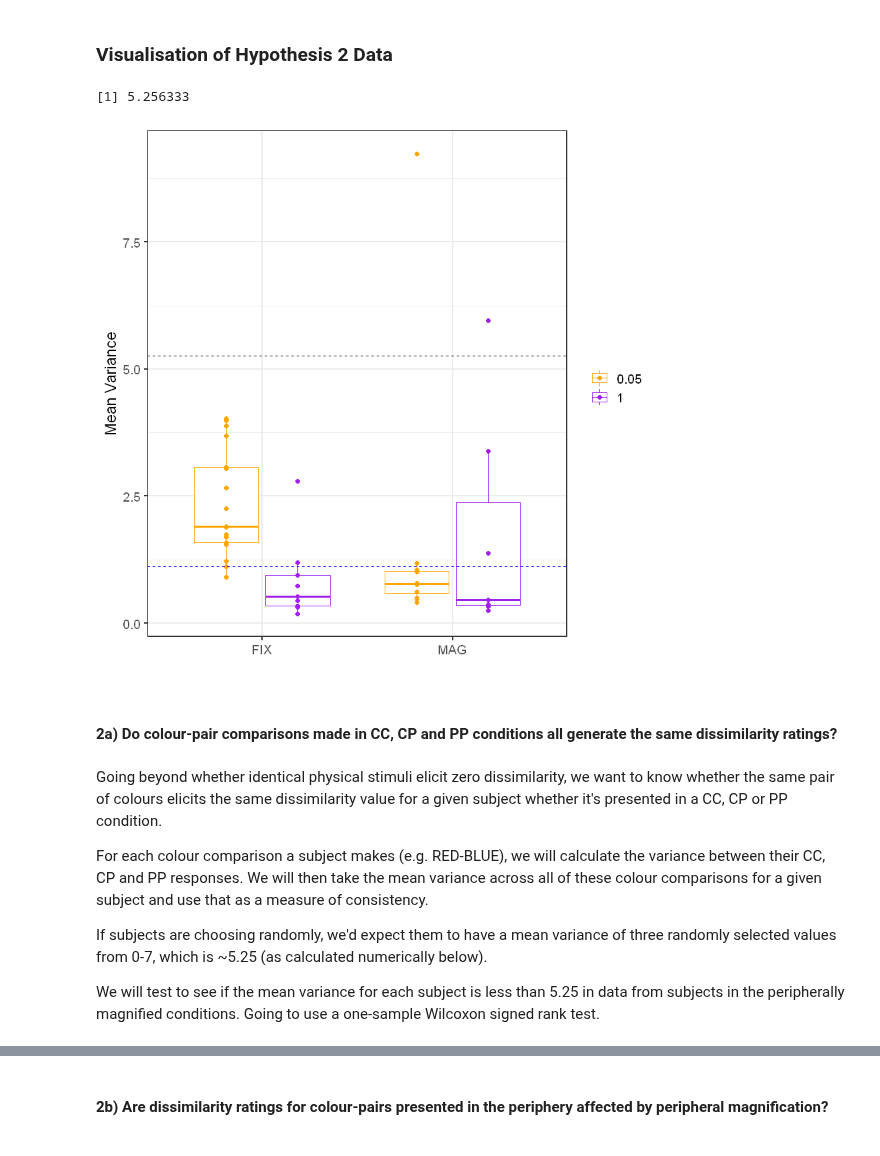
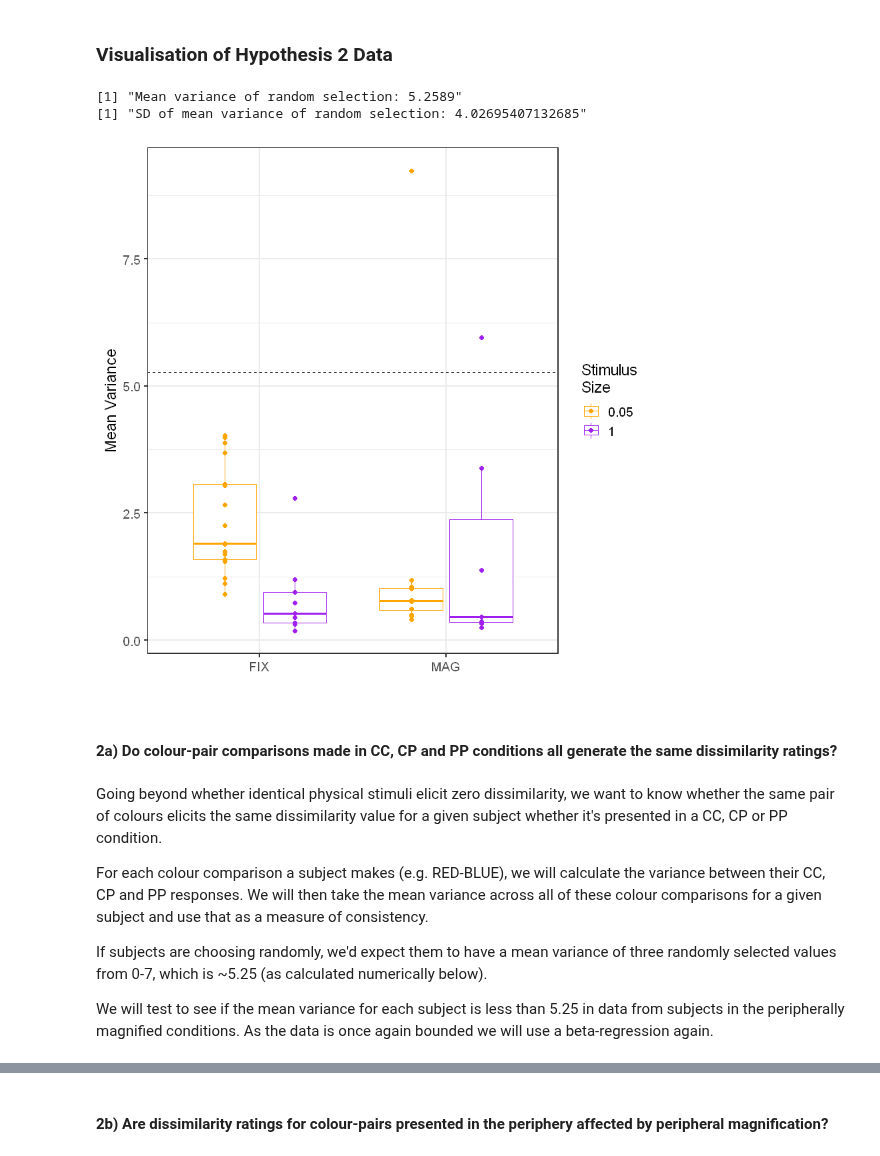
Before and after one commit to ArielZJ/Precision-Phenomenology-Data-Analysis, a Jupyter notebook: Fovea vs. Periphery Color Similarity Pilot Analysis - 2stim Analysis.ipynb, the cells around one changed output, grey strips where cells are left out. Cells and saved outputs as stored; diff of their text form; code cells hidden in the pictures.

Commit message:
Before wiping stuff

```diff
--- a/Fovea vs. Periphery Color Similarity Pilot Analysis - 2stim Analysis.ipynb
+++ b/Fovea vs. Periphery Color Similarity Pilot Analysis - 2stim Analysis.ipynb
@@ -1312,7 +1312,6 @@ TableGrob (4 x 2) "arrange": 8 grobs
 hyp1.plot <- function(df,histogram=FALSE){
 
     plot.df <- pivot_longer(data = trace.df, cols = c(CC,CP,PP), names_to = 'Comparison')
-    print(colnames(plot.df)) # testing
     #plot.df$StimSize <- as.character(plot.df$StimSize)
     #plot.df$Magnification <- as.character(plot.df$Magnification)
     median <- median(subset(plot.df,Comparison=='PP')$value) # for connecting to hypothesis 1b
@@ -1324,6 +1323,7 @@ hyp1.plot <- function(df,histogram=FALSE){
                                 ),
                     size = 0.7) +
         geom_boxplot() +
+        guides(colour=guide_legend(title="Stimulus\nSize")) +
         #scale_colour_manual(values = c("red","blue")) +
         #scale_fill_manual(values = c("#E67E22","#1ABC9C"))
         geom_point(position=position_dodge(width=0.75)) +
@@ -1331,7 +1331,6 @@ hyp1.plot <- function(df,histogram=FALSE){
         #geom_hline(yintercept=median, linetype = 'dashed',color='blue') +
         ylim(0,7) +
         theme_bw(base_size = 14) +
-        theme(legend.title=element_blank()) +
         xlab("") +
         #ylab("Normalised Trace") +
         scale_y_continuous(name='Normalised Trace',
@@ -1687,0 +1505,23 @@ discrete.test <- function(data,hyp=1,mode='chi'){
+# %%
+# Bayesian version of the beta-regression, for sample analysis as well
+h1b <- function(data,summary=FALSE){
+
+    # normalisation and boundary offset as suggested in Smithson and Verkuilen (2006)
+    data$PP <- offset.beta(data$PP,max.DSR)
+
+    # bayesian stuff
+    model.test <- stan_betareg(formula = PP ~ StimSize + Magnification + StimSize:Magnification,
+                data = data,
+                iter=10000, # helps to stabilise the estimates
+                )
+
+    if(summary){
+        print(summary(model.test))
+    }else{
+           print(model.test)
+    }
+    print(posterior_interval(model.test, prob = 0.95))
+    BF <- bayesfactor_parameters(model.test)
+    print(BF)
+    print(plot(BF, show_intercept=TRUE))
+}
@@ -1762,42 +1636,46 @@ var.data <- label(var.data)
 # %%
 # simulating random selection
 dis.v <- c(0:7)
-rand.var <- mean(replicate(10000,var(sample(dis.v, 3, replace=TRUE))))
-rand.var
+vals <- replicate(10000,var(sample(dis.v, 3, replace=TRUE)))
+rand.var.mu <- mean(vals)
+rand.var.sd <- sd(vals)
+print(paste("Mean variance of random selection:",rand.var.mu))
+print(paste("SD of mean variance of random selection:",rand.var.sd))
 # %% [output]
-[1] 5.256333
+[1] "Mean variance of random selection: 5.2589"
+[1] "SD of mean variance of random selection: 4.02695407132685"
 # %%
-hyp2.plot <- function(plot.df,rand.var,histogram=FALSE){
+hyp2.plot <- function(plot.df,rand.var.mu,histogram=FALSE){
 
     plot.df$StimSize <- as.character(plot.df$StimSize)
     plot.df$Magnification <- as.character(plot.df$Magnification)
 
     plot <- ggplot(plot.df) +
         geom_boxplot(aes(x = Magnification, y = mean.var,
                          color = StimSize)) +
         geom_point(aes(x = Magnification, y = mean.var,
                          color = StimSize),
                   position=position_dodge(width=0.75)) +
         geom_hline(yintercept=rand.var, linetype='dashed') +
-        geom_hline(yintercept=median(plot.df$mean.var),linetype='dashed',color='blue') +
+        #geom_hline(yintercept=median(plot.df$mean.var),linetype='dashed',color='blue') +
         scale_x_discrete(labels=c("FIX",'MAG')) +
         theme_bw(base_size = 14) +
-        theme(legend.title=element_blank()) +
+        guides(color=guide_legend(title="Stimulus\nSize")) +
         xlab("") +
         ylab("Mean Variance") +
         scale_colour_manual(values = c("orange",'purple'))
     if(histogram){
         #plot.df$mean.var <- log((plot.df$mean.var))
         plot.df$label.combo <- paste(plot.df$StimSize,plot.df$Magnification)
         hist.plot <- ggplot(plot.df, aes(x = mean.var, fill=label.combo)) + geom_histogram(binwidth=0.25)
         return(hist.plot)
     }
 
     return(plot)
 }
-hyp2.plot(var.data,rand.var)
+hyp2.plot(var.data,rand.var.mu)
 # %% [output]
-[figure, old version]
+[figure, new version]
 # %% [markdown]
 #### 2a) Do colour-pair comparisons made in CC, CP and PP conditions all generate the same dissimilarity ratings?
 # %% [markdown]
@@ -1807,4 +1685,4 @@ For each colour comparison a subject makes (e.g. RED-BLUE), we will calculate th
 
 If subjects are choosing randomly, we'd expect them to have a mean variance of three randomly selected values from 0-7, which is ~5.25 (as calculated numerically below).
 
-We will test to see if the mean variance for each subject is less than 5.25 in data from subjects in the peripherally magnified conditions. Going to use a one-sample Wilcoxon signed rank test.
+We will test to see if the mean variance for each subject is less than 5.25 in data from subjects in the peripherally magnified conditions. As the data is once again bounded we will use a beta-regression again.
```
Also changed, not shown: parts of 35 cells of this notebook.
